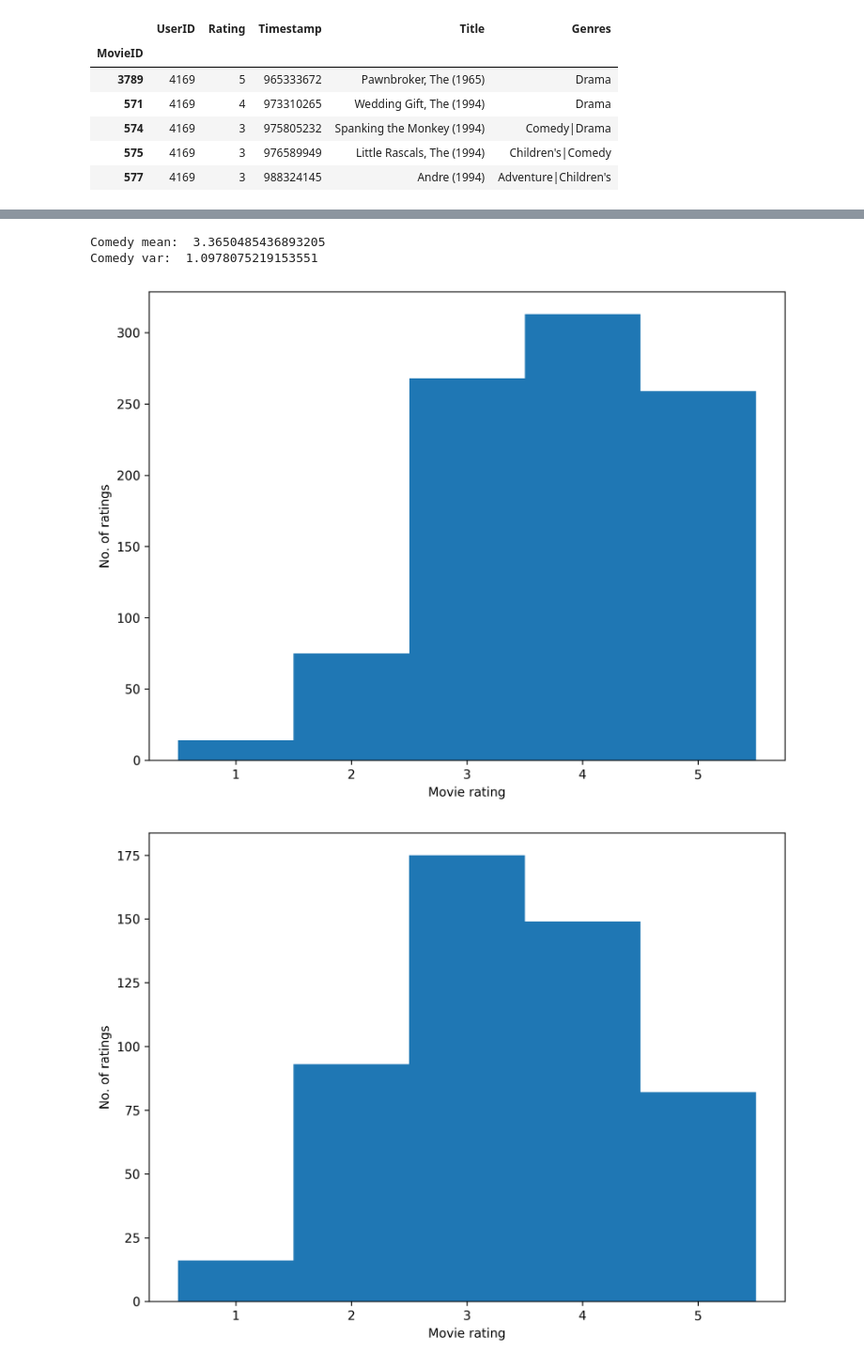
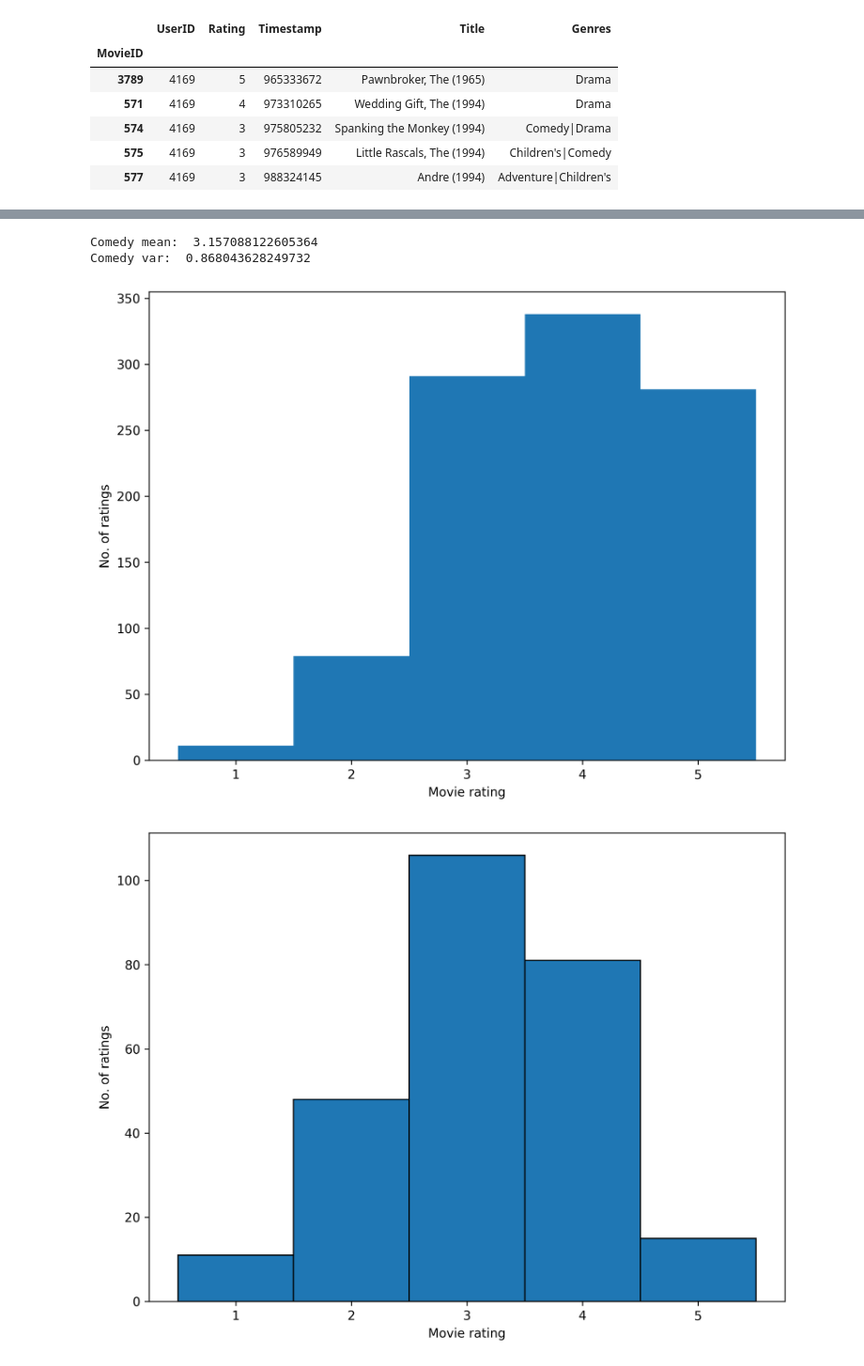
Before and after one commit to elouie/approx-fairrecs, a Jupyter notebook: notebooks/M1_statistics.ipynb, the cells around one changed output, grey strips where cells are left out. Shown: that part at 94% size. Saved outputs shown, nothing was run; the diff lists cells and outputs as text; code cells hidden in the pictures.

```diff
--- a/notebooks/M1_statistics.ipynb
+++ b/notebooks/M1_statistics.ipynb
@@ -89,9 +104,9 @@ joined_urm.head()
 # %%
 pd.set_option('display.max_rows', None)
-allcomedies = joined_urm[joined_urm['Genres'].str.contains('Comedy')]
+allcomedies = joined_urm[joined_urm['Genres'].str.contains('Action')]
 comedies = allcomedies[~allcomedies['Genres'].str.contains('Drama')]
 alldramas = joined_urm[joined_urm['Genres'].str.contains('Drama')]
-dramas = alldramas[~alldramas['Genres'].str.contains('Comedy')]
+dramas = alldramas[~alldramas['Genres'].str.contains('Action')]
 # %%
 comedies['Rating'].value_counts().sort_index(axis=0)
 # %% [output]
@@ -130,8 +141,8 @@ comedy_var = np.average((comedies_ratings_count[:,0] - comedy_avg)**2, weights=c
 print("Comedy mean: ", comedy_avg)
 print("Comedy var: ", comedy_var)
 # %% [output]
-Comedy mean:  3.3650485436893205
-Comedy var:  1.0978075219153551
+Comedy mean:  3.157088122605364
+Comedy var:  0.868043628249732
 # %%
 x = dramas_ratings_count[:,0]
 y = dramas_ratings_count[:,1]
@@ -142,15 +153,15 @@ plt.tight_layout(True)
 plt.hist(x, bins=(np.arange(1,7)-0.5), weights=y)
 plt.show()
 # %% [output]
-[figure, old version]
+[figure, new version]
 # %%
 x = comedies_ratings_count[:,0]
 y = comedies_ratings_count[:,1]
 plt.figure(num=None, figsize=(8, 6), dpi=300)
 plt.xlabel('Movie rating')
 plt.ylabel('No. of ratings')
 plt.tight_layout(True)
-plt.hist(x, bins=(np.arange(1,7)-0.5), weights=y)
+plt.hist(x, bins=(np.arange(1,7)-0.5), weights=y, edgecolor='black')
 plt.show()
 # %% [output]
-[figure, old version]
+[figure, new version]
```
Also changed, not shown: parts of 29 cells of this notebook, 3 other files.
